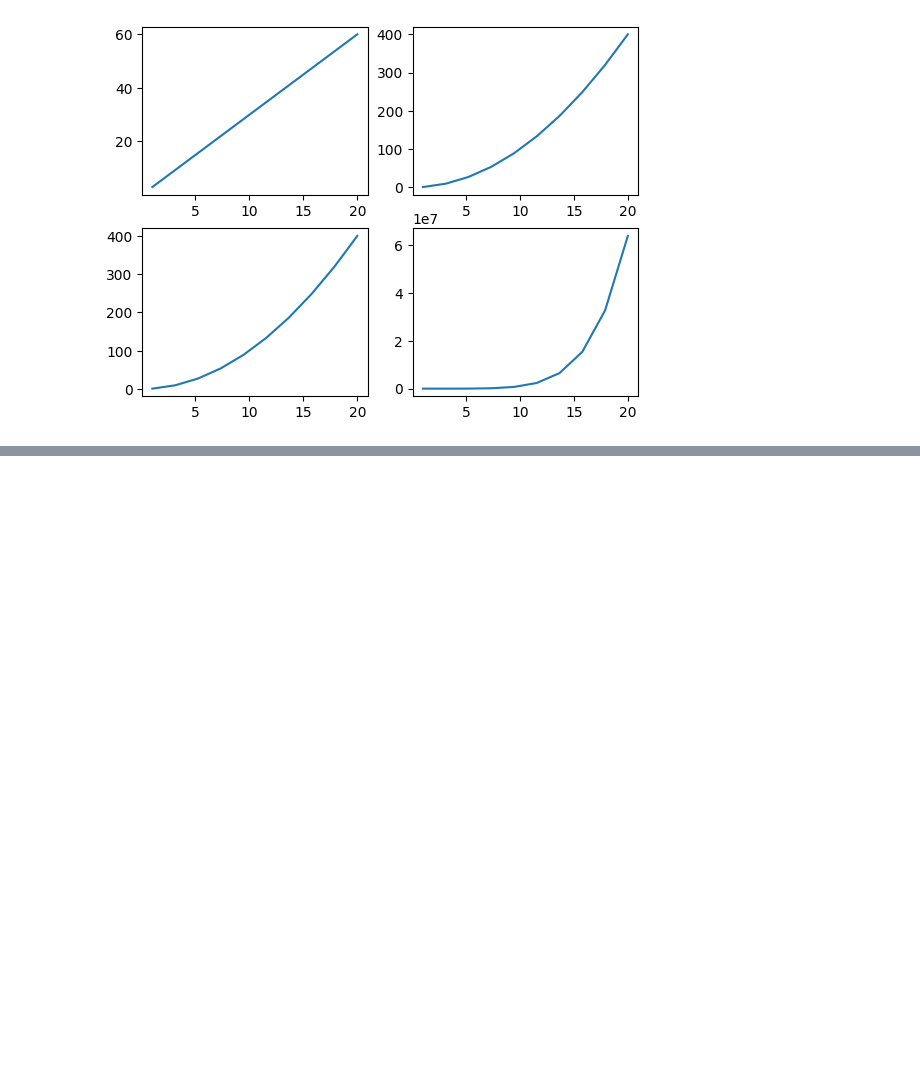
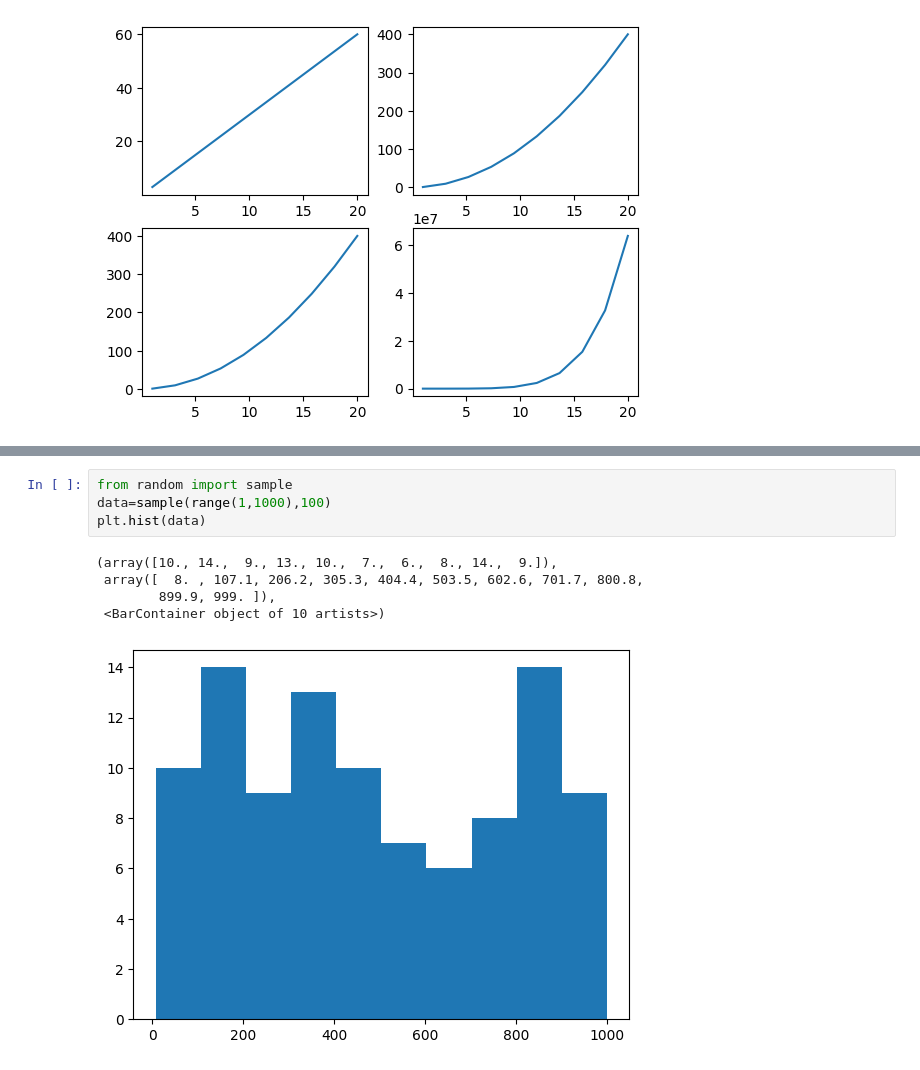
Before and after one commit to Prashanthjn/Data-Science, a Jupyter notebook: matplot_and_seaborn/matplotlib.ipynb, the cells around one changed output, grey strips where cells are left out. Drawn from its saved outputs; the diff is of its cells as text; blank space fills up the shorter version.

```diff
--- a/matplot_and_seaborn/matplotlib.ipynb
+++ b/matplot_and_seaborn/matplotlib.ipynb
@@ -59,0 +59,10 @@ plt.plot(x,y)
+# %%
+from random import sample
+data=sample(range(1,1000),100)
+plt.hist(data)
+# %% [output]
+(array([10., 14.,  9., 13., 10.,  7.,  6.,  8., 14.,  9.]),
+ array([  8. , 107.1, 206.2, 305.3, 404.4, 503.5, 602.6, 701.7, 800.8,
+        899.9, 999. ]),
+ <BarContainer object of 10 artists>)
+[figure, added]
```
Also changed, not shown: parts of 11 cells of this notebook, 2 other files.
